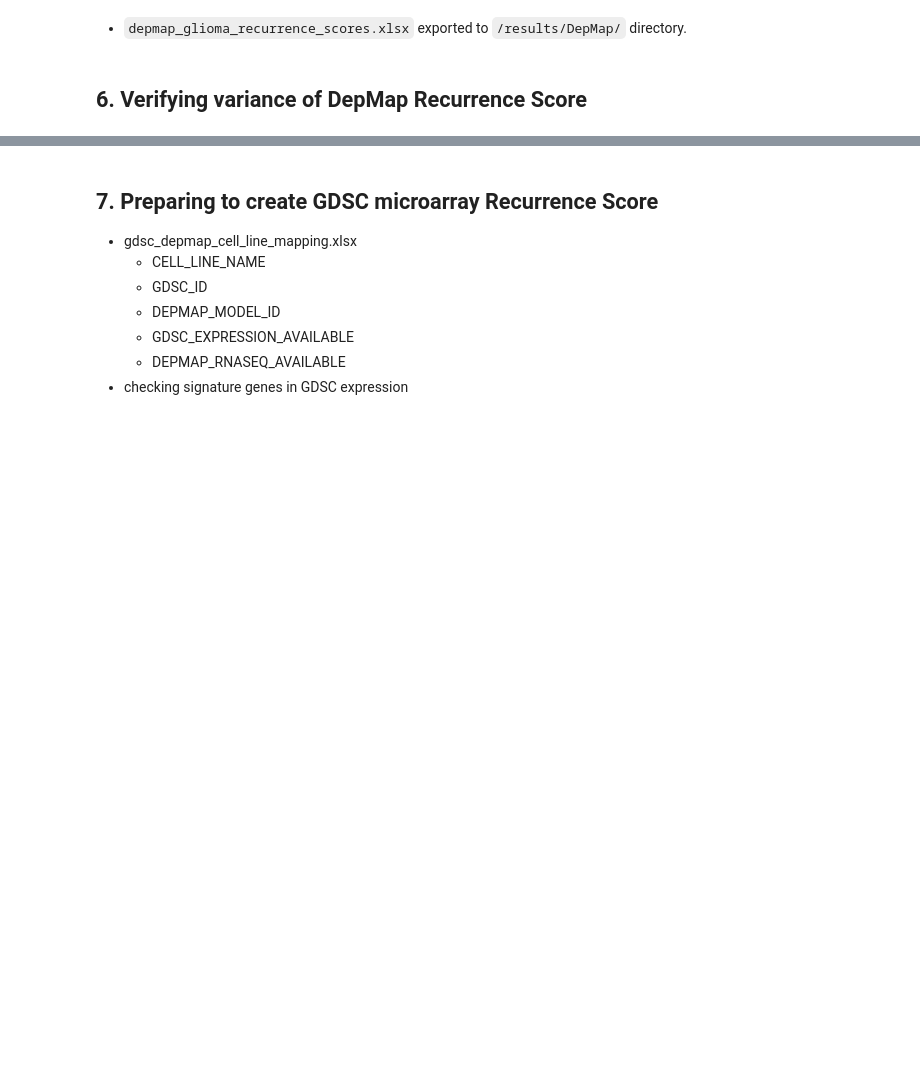
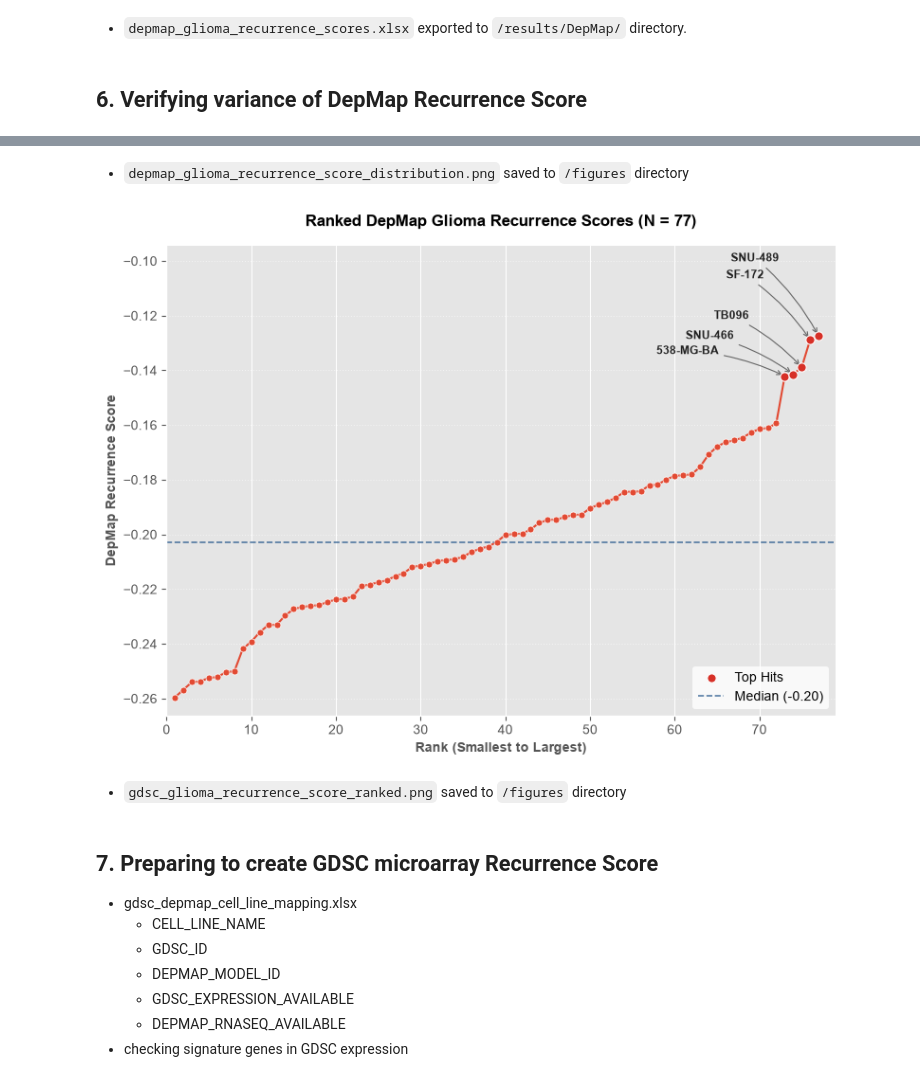
Before and after one commit to zuhany/cell_lines_pv_26, a Jupyter notebook: notebooks/GLASS.ipynb, the cells around one changed output, grey strips where cells are left out. Cells and saved outputs as stored; diff of their text form; code cells hidden in the pictures; blank space fills up the shorter version.

```diff
--- a/notebooks/GLASS.ipynb
+++ b/notebooks/GLASS.ipynb
@@ -4464,7 +5357,7 @@ depmap_glioma_exp.iloc[:5, :5:]
 # %%
-glass_depmap_scoring_gene_universe = GLASS_genes.intersection(DepMap_genes)
+glass_depmap_common_gene_universe = GLASS_genes.intersection(DepMap_genes)
 # %%
-glass_depmap_common_gene_universe = pd.DataFrame(
+glass_depmap_common_gene_universe_documentation = pd.DataFrame(
     {
         "Metric": [
             "GLASS filtered genes",
@@ -4476,9 +5369,9 @@ glass_depmap_common_gene_universe = pd.DataFrame(
         "Value": [
             GLASS_genes.nunique(),
             DepMap_genes.nunique(),
-            glass_depmap_scoring_gene_universe.nunique(),
-            glass_depmap_scoring_gene_universe.intersection(consensus_UP_genes).nunique(),
-            glass_depmap_scoring_gene_universe.intersection(consensus_DOWN_genes).nunique()
+            glass_depmap_common_gene_universe.nunique(),
+            glass_depmap_common_gene_universe.intersection(consensus_UP_genes).nunique(),
+            glass_depmap_common_gene_universe.intersection(consensus_DOWN_genes).nunique()
         ],
     }
 )
@@ -4496,7 +5403,7 @@ glass_depmap_common_gene_universe.to_csv(
 # %%
 depmap_glioma_common_exp = depmap_glioma_exp[
     depmap_glioma_exp.columns.intersection(
-        glass_depmap_scoring_gene_universe
+        glass_depmap_common_gene_universe
     )
 ].copy()
 
@@ -4642,7 +5575,9 @@ plt.show()
+# %% [markdown]
+- `depmap_glioma_recurrence_score_distribution.png` saved to `/figures` directory
 # %%
 sorted_score = score.sort_values()
 sorted_scores = sorted_score.to_numpy()
-sorted_names = sorted_score.index.to_numpy()
+sorted_names = sorted_score.index
 ranks = np.arange(1, len(sorted_scores) + 1)
 
 fig, ax = plt.subplots(figsize=(8, 6))
@@ -4715,34 +5650,38 @@ for i, (dx, dy) in zip(top_indices, label_offsets):
             color="#666666",
             linewidth=0.8,
             connectionstyle="arc3,rad=-0.1",
         ),
     )
 
 ax.set_title(
     f"Ranked DepMap Glioma Recurrence Scores (N = {len(sorted_scores)})",
     fontweight="bold",
     fontsize=12,
     pad=15,
 )
 
 ax.set_xlabel("Rank (Smallest to Largest)", fontsize=10, fontweight="bold")
 ax.set_ylabel("DepMap Recurrence Score", fontsize=10, fontweight="bold")
 
 ax.grid(True, linestyle=":", alpha=0.6, axis="y")
 ax.set_xlim(0, len(sorted_scores) + 2)
 
 ax.legend(loc="lower right", frameon=True, facecolor="white", edgecolor="none")
 
 sns.despine(ax=ax)
 plt.tight_layout()
 
 plt.savefig(
-    "../figures/gdsc_glioma_recurrence_score_ranked.png",
+    "../figures/depmap_glioma_recurrence_score_ranked.png",
     dpi=300,
     bbox_inches="tight",
 )
 
 plt.show()
+# %% [output]
+[figure, added]
+# %% [markdown]
+- `gdsc_glioma_recurrence_score_ranked.png` saved to `/figures` directory
 # %% [markdown]
 ## 7. Preparing to create GDSC microarray Recurrence Score
 - gdsc_depmap_cell_line_mapping.xlsx
```
Also changed, not shown: parts of 180 cells of this notebook, 34 other files.
